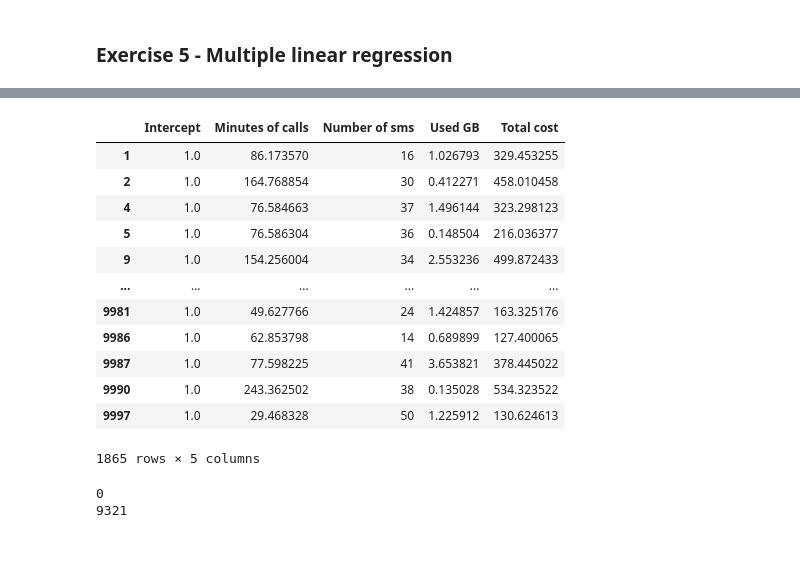
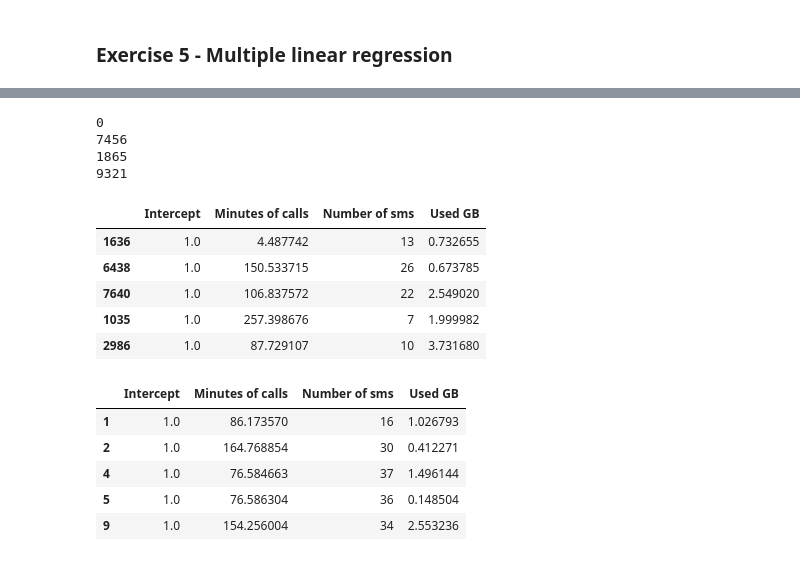
Before and after one commit to Anna-MariaSjolund/Machine-learning, a Jupyter notebook: exercises_0.ipynb, the cells around one changed output, grey strips where cells are left out. Saved outputs shown, nothing was run; the diff lists cells and outputs as text; code cells hidden in the pictures.

```diff
--- a/exercises_0.ipynb
+++ b/exercises_0.ipynb
@@ -292,16 +278,0 @@ train_data
-# %%
-test_data
-# %% [output]
-|  | Intercept | Minutes of calls | Number of sms | Used GB | Total cost |
-| 1 | 1.0 | 86.173570 | 16 | 1.026793 | 329.453255 |
-| 2 | 1.0 | 164.768854 | 30 | 0.412271 | 458.010458 |
-| 4 | 1.0 | 76.584663 | 37 | 1.496144 | 323.298123 |
-| 5 | 1.0 | 76.586304 | 36 | 0.148504 | 216.036377 |
-| 9 | 1.0 | 154.256004 | 34 | 2.553236 | 499.872433 |
-| ... | ... | ... | ... | ... | ... |
-| 9981 | 1.0 | 49.627766 | 24 | 1.424857 | 163.325176 |
-| 9986 | 1.0 | 62.853798 | 14 | 0.689899 | 127.400065 |
-| 9987 | 1.0 | 77.598225 | 41 | 3.653821 | 378.445022 |
-| 9990 | 1.0 | 243.362502 | 38 | 0.135028 | 534.323522 |
-| 9997 | 1.0 | 29.468328 | 50 | 1.225912 | 130.624613 |
-1865 rows × 5 columns
@@ -308,7 +282,11 @@ test_data
 # %%
 #Checking so there are no matching indexes
 print(test_data.index.isin(train_data.index).sum())
+print(len(train_data))
+print(len(test_data))
 print(len(test_data) + len(train_data))
 # %% [output]
 0
+7456
+1865
 9321
@@ -314,0 +297,18 @@ print(len(test_data) + len(train_data))
+# %%
+train_data_X.head()
+# %% [output]
+|  | Intercept | Minutes of calls | Number of sms | Used GB |
+| 1636 | 1.0 | 4.487742 | 13 | 0.732655 |
+| 6438 | 1.0 | 150.533715 | 26 | 0.673785 |
+| 7640 | 1.0 | 106.837572 | 22 | 2.549020 |
+| 1035 | 1.0 | 257.398676 | 7 | 1.999982 |
+| 2986 | 1.0 | 87.729107 | 10 | 3.731680 |
+# %%
+test_data_X.head()
+# %% [output]
+|  | Intercept | Minutes of calls | Number of sms | Used GB |
+| 1 | 1.0 | 86.173570 | 16 | 1.026793 |
+| 2 | 1.0 | 164.768854 | 30 | 0.412271 |
+| 4 | 1.0 | 76.584663 | 37 | 1.496144 |
+| 5 | 1.0 | 76.586304 | 36 | 0.148504 |
+| 9 | 1.0 | 154.256004 | 34 | 2.553236 |
```
Also changed, not shown: parts of 19 cells of this notebook.
